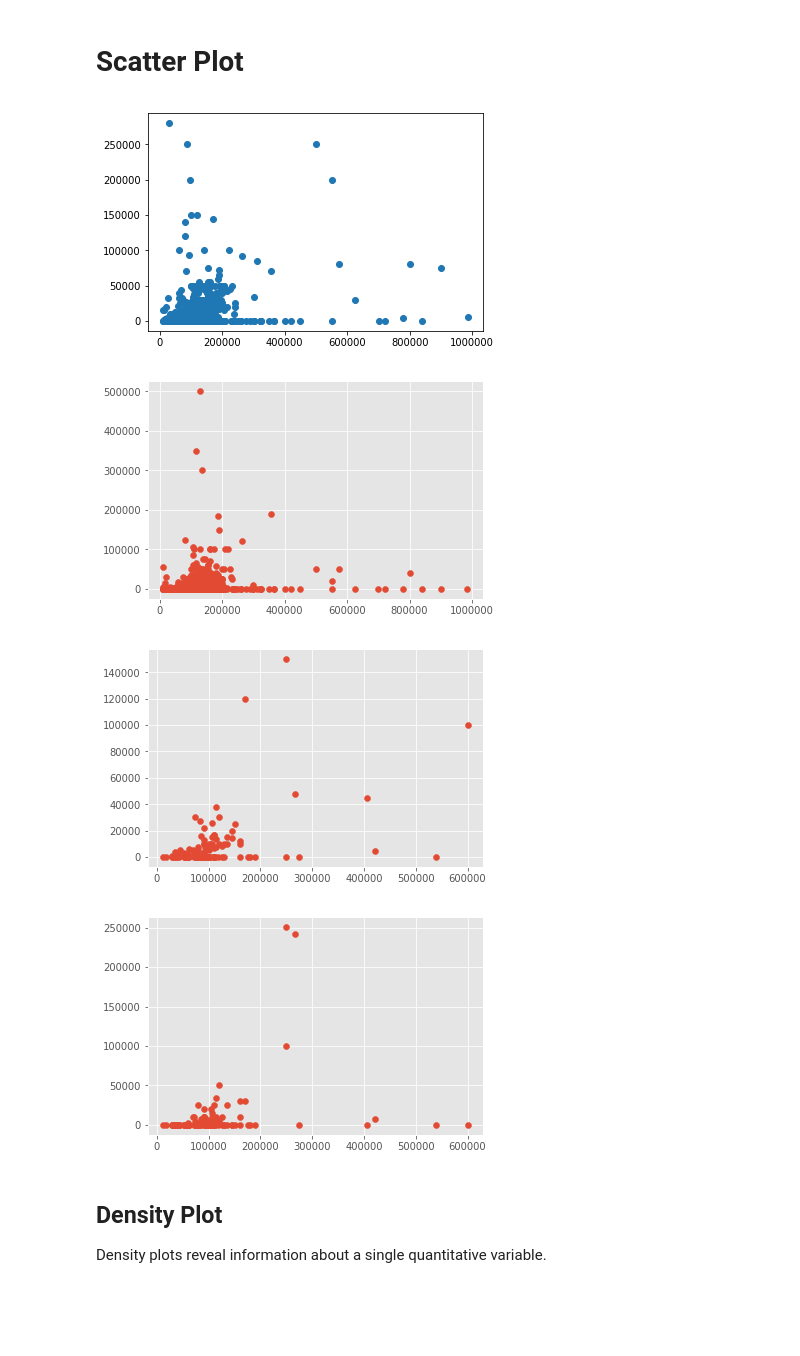
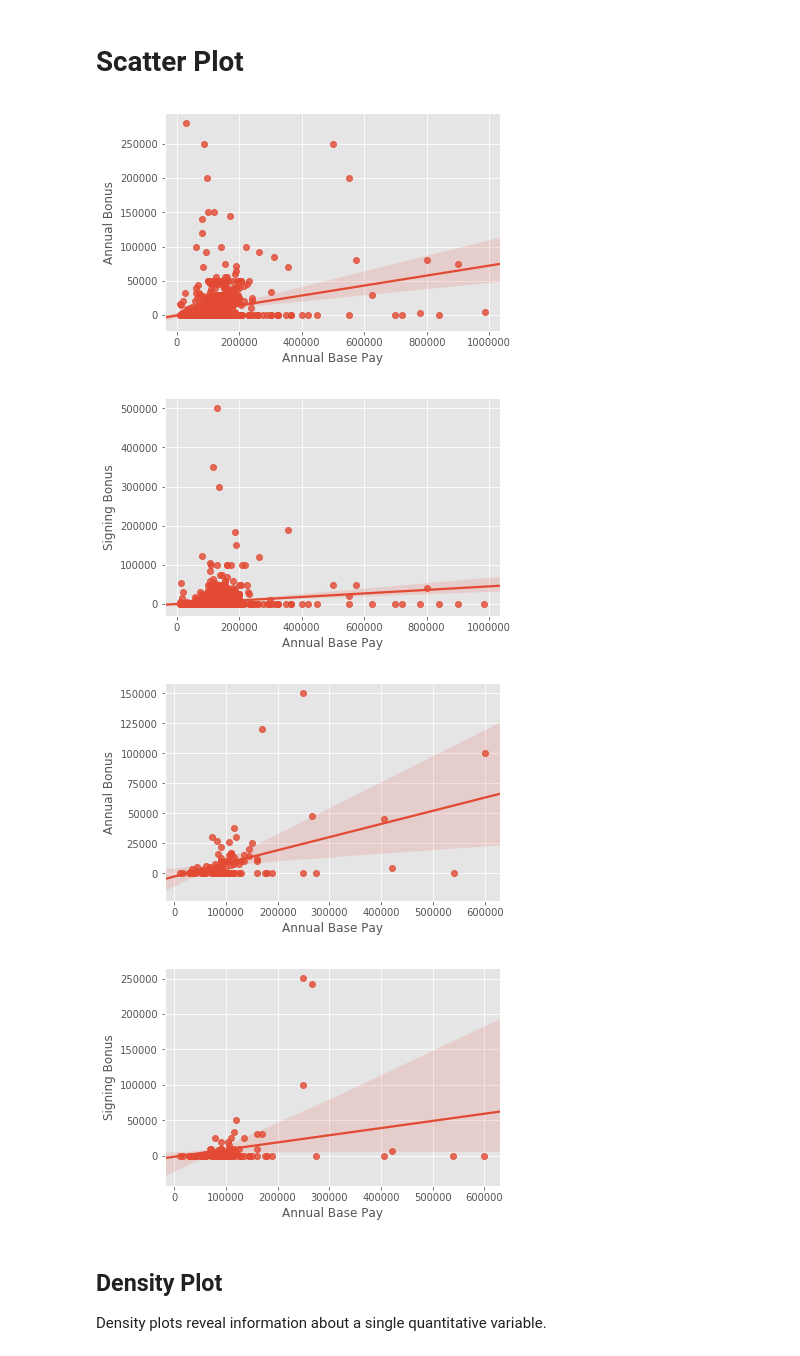
Before and after one commit to stt045/Projects, a Jupyter notebook: FinalProject.ipynb, the cells around one changed output. Drawn from its saved outputs; the diff is of its cells as text; code cells hidden in the pictures; blank space fills up the shorter version.

Commit message:
added scatter plot

```diff
--- a/FinalProject.ipynb
+++ b/FinalProject.ipynb
@@ -272,34 +273,33 @@ ax.set_xlabel('Gender');
 # %%
 ##Male ABS vs AB
 
 male_only = df_append[df_append['Gender'] == 'Male']
-plt.scatter(male_only['Annual Base Pay'], male_only['Annual Bonus'])
-plt.style.use('ggplot')
+sns.regplot(male_only['Annual Base Pay'], male_only['Annual Bonus'])
 plt.show()
 # %% [output]
-[figure, old version]
+[figure, new version]
 # %%
 #Male ABS vs SB
 
-plt.scatter(male_only['Annual Base Pay'], male_only['Signing Bonus'])
+sns.regplot(male_only['Annual Base Pay'], male_only['Signing Bonus'])
 plt.show()
 # %% [output]
-[figure, old version]
+[figure, new version]
 # %%
 #Female ABS vs AB
 
 female_only = df_append[df_append['Gender'] == 'Female']
-plt.scatter(female_only['Annual Base Pay'], female_only['Annual Bonus'])
+sns.regplot(female_only['Annual Base Pay'], female_only['Annual Bonus'])
 plt.show()
 # %% [output]
-[figure, old version]
+[figure, new version]
 # %%
 #Female ABS vs SB
 
-plt.scatter(female_only['Annual Base Pay'], female_only['Signing Bonus'])
+sns.regplot(female_only['Annual Base Pay'], female_only['Signing Bonus'])
 plt.show()
 # %% [output]
-[figure, old version]
+[figure, new version]
 # %% [markdown]
 ## Density Plot
 Density plots reveal information about a single quantitative variable.
```
Also changed, not shown: parts of 5 cells of this notebook.
